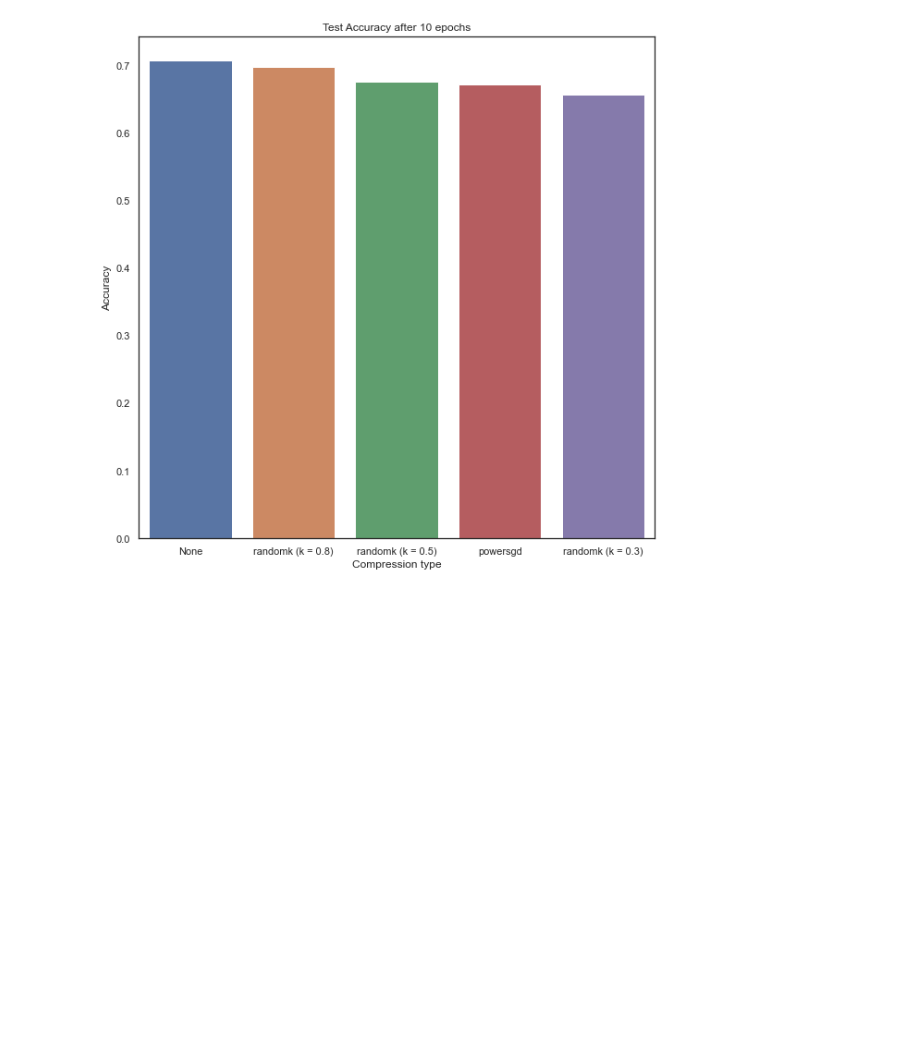
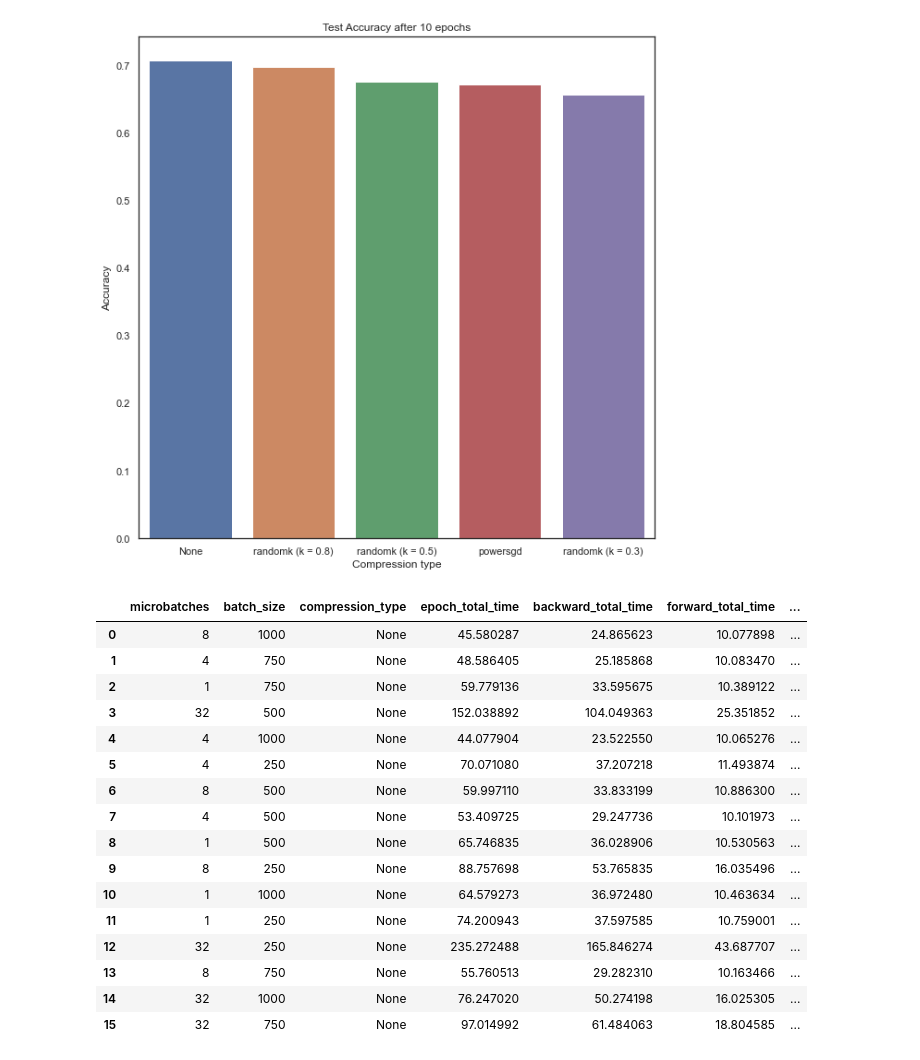
Before and after one commit to emilggilkes/pipe-squeeze, a Jupyter notebook: reports/raw_time_data/timer/final-experiments/plots.ipynb, the cells around one changed output. Cells and saved outputs as stored; diff of their text form; code cells hidden in the pictures; blank space fills up the shorter version.

```diff
--- a/reports/raw_time_data/timer/final-experiments/plots.ipynb
+++ b/reports/raw_time_data/timer/final-experiments/plots.ipynb
@@ -70,4 +109,6 @@ def calc_avg_times(fps, source_dir):
 # %%
+microbenchmarks = calc_total_times(microbench, 'final-microbenchmarks').merge(calc_avg_times(microbench, 'final-microbenchmarks'), on = ['compression_type','microbatches', 'batch_size'])
+
 one_pipe_results = calc_total_times(['rank0_8_None_None_2022-12-09 22:59:42.196488.json'], './').merge(calc_avg_times(['rank0_8_None_None_2022-12-09 22:59:42.196488.json'], './'), on = 'compression_type')
 one_pipe_results['n_pipelines'] = 1
 
@@ -179,3 +230,24 @@ plt.title('Test Accuracy after 10 epochs')
 plt.show()
 # %% [output]
 [figure]
+# %%
+microbenchmarks['epoch_throughput'] = 50_000*2 / (microbenchmarks['forward_total_time'] + microbenchmarks['backward_total_time'])
+microbenchmarks
+# %% [output]
+|  | microbatches | batch_size | compression_type | epoch_total_time | backward_total_time | forward_total_time | ... |
+| 0 | 8 | 1000 | None | 45.580287 | 24.865623 | 10.077898 | ... |
+| 1 | 4 | 750 | None | 48.586405 | 25.185868 | 10.083470 | ... |
+| 2 | 1 | 750 | None | 59.779136 | 33.595675 | 10.389122 | ... |
+| 3 | 32 | 500 | None | 152.038892 | 104.049363 | 25.351852 | ... |
+| 4 | 4 | 1000 | None | 44.077904 | 23.522550 | 10.065276 | ... |
+| 5 | 4 | 250 | None | 70.071080 | 37.207218 | 11.493874 | ... |
+| 6 | 8 | 500 | None | 59.997110 | 33.833199 | 10.886300 | ... |
+| 7 | 4 | 500 | None | 53.409725 | 29.247736 | 10.101973 | ... |
+| 8 | 1 | 500 | None | 65.746835 | 36.028906 | 10.530563 | ... |
+| 9 | 8 | 250 | None | 88.757698 | 53.765835 | 16.035496 | ... |
+| 10 | 1 | 1000 | None | 64.579273 | 36.972480 | 10.463634 | ... |
+| 11 | 1 | 250 | None | 74.200943 | 37.597585 | 10.759001 | ... |
+| 12 | 32 | 250 | None | 235.272488 | 165.846274 | 43.687707 | ... |
+| 13 | 8 | 750 | None | 55.760513 | 29.282310 | 10.163466 | ... |
+| 14 | 32 | 1000 | None | 76.247020 | 50.274198 | 16.025305 | ... |
+| 15 | 32 | 750 | None | 97.014992 | 61.484063 | 18.804585 | ... |
```
Also changed, not shown: parts of 12 cells of this notebook.
